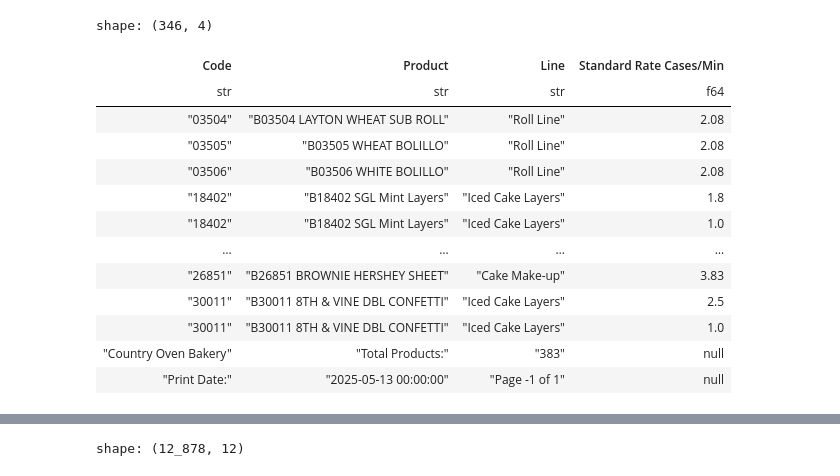
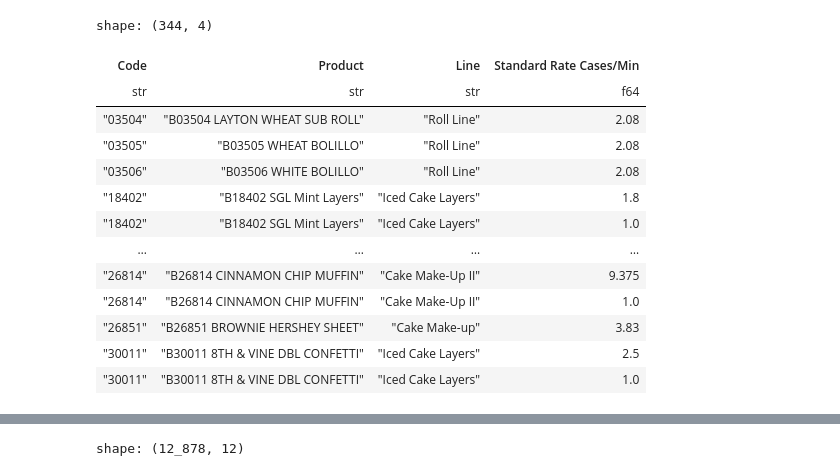
Before and after one commit to 8451LLC/labs-mfg-capabilities, a Jupyter notebook: nbs/inspect_kdt.ipynb, the cells around one changed output, grey strips where cells are left out. Saved outputs shown, nothing was run; the diff lists cells and outputs as text; code cells hidden in the pictures.

```diff
--- a/nbs/inspect_kdt.ipynb
+++ b/nbs/inspect_kdt.ipynb
@@ -2,6 +2,10 @@
 import polars as pl
 import pyprojroot
 
+pl.Config.set_tbl_rows(10)  # to set the number of rows displayed)
+# pl.Config.set_tbl_cols(10) # to set the number of columns
+# pl.Config.set_fmt_str_lengths(50) # to set the max string length displayed
+
 PROJECT_ROOT = pyprojroot.here()
 # %%
 BZO_COB_KDT_PATH = PROJECT_ROOT / "data" / "from_bzo" / "country_oven_kdt_downtime.csv"
@@ -23,21 +27,27 @@ shape: (13_145, 18)
 | "CAKES" | "YES" | "PAN STOP FAILURE" | "2025/05/05 07:04:23" | "2025/05/05 07:08:14" | "DOWNTIME (REGULAR)" | ... |
 | "CAKES" | "YES" | "JAM AT C19" | "2025/05/05 10:46:10" | "2025/05/05 10:48:17" | "DOWNTIME (REGULAR)" | ... |
 # %%
-DELBERT_COB_PRODUCTS_PATH = PROJECT_ROOT / "data" / "from_delbert" / "COB Products by Line.xls"
-delbert_cob_products = pl.read_excel(DELBERT_COB_PRODUCTS_PATH, sheet_name="Sheet1")
+# why do some of these products have two different Standard Rates?
+COB_PRODUCTS_PATH = PROJECT_ROOT / "data" / "from_delbert" / "COB Products by Line.xls"
+delbert_cob_products = (
+    pl.read_excel(DELBERT_COB_PRODUCTS_PATH, sheet_name="Sheet1")
+    .filter(pl.col("Code") != "Print Date:")
+    .filter(pl.col("Code") != "Country Oven Bakery")
+    .sort("Product")
+)
 display(delbert_cob_products)
 # %% [output]
-shape: (346, 4)
+shape: (344, 4)
 | Code | Product | Line | Standard Rate Cases/Min |
 | str | str | str | f64 |
 | "03504" | "B03504 LAYTON WHEAT SUB ROLL" | "Roll Line" | 2.08 |
 | "03505" | "B03505 WHEAT BOLILLO" | "Roll Line" | 2.08 |
 | "03506" | "B03506 WHITE BOLILLO" | "Roll Line" | 2.08 |
 | "18402" | "B18402 SGL Mint Layers" | "Iced Cake Layers" | 1.8 |
 | "18402" | "B18402 SGL Mint Layers" | "Iced Cake Layers" | 1.0 |
 | … | … | … | … |
+| "26814" | "B26814 CINNAMON CHIP MUFFIN" | "Cake Make-Up II" | 9.375 |
+| "26814" | "B26814 CINNAMON CHIP MUFFIN" | "Cake Make-Up II" | 1.0 |
 | "26851" | "B26851 BROWNIE HERSHEY SHEET" | "Cake Make-up" | 3.83 |
 | "30011" | "B30011 8TH & VINE DBL CONFETTI" | "Iced Cake Layers" | 2.5 |
 | "30011" | "B30011 8TH & VINE DBL CONFETTI" | "Iced Cake Layers" | 1.0 |
-| "Country Oven Bakery" | "Total Products:" | "383" | null |
-| "Print Date:" | "2025-05-13 00:00:00" | "Page -1 of 1" | null |
```
Also changed, not shown: parts of 5 cells of this notebook.
